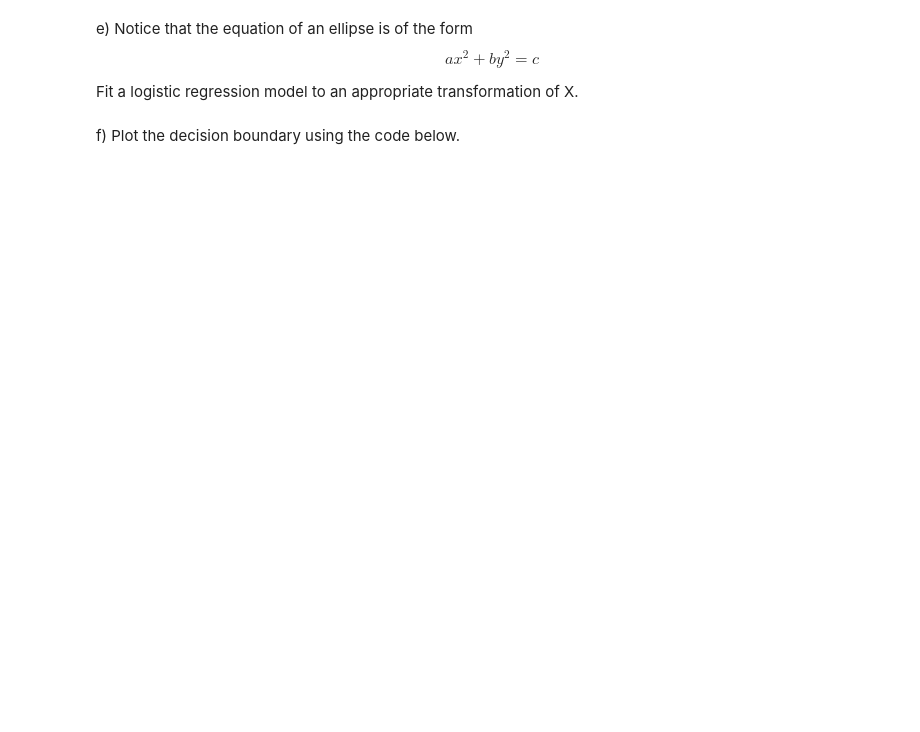
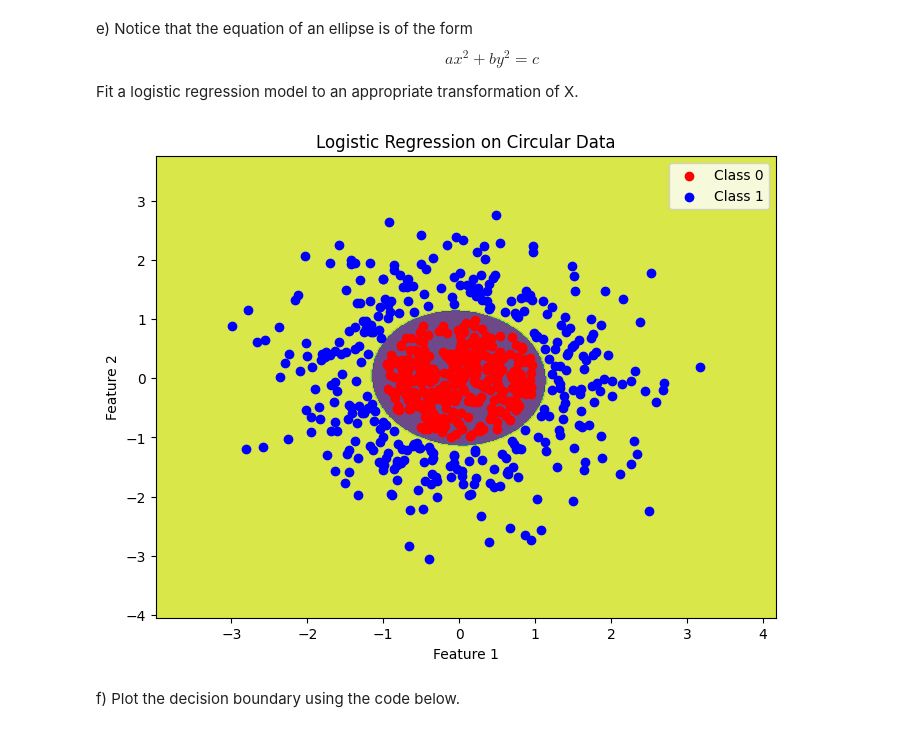
Before and after one commit to ahmadssadiq/Data-Science-Fundamentals, a Jupyter notebook: lecture_19/worksheet_19.ipynb, the cells around one changed output. Cells and saved outputs as stored; diff of their text form; code cells hidden in the pictures; blank space fills up the shorter version.

```diff
--- a/lecture_19/worksheet_19.ipynb
+++ b/lecture_19/worksheet_19.ipynb
@@ -66,3 +117,36 @@ model = ...
+# %%
+# Assuming generate_circle_data is defined
+X_circle, Y_circle = generate_circle_data(t)  # Replace 't' with the appropriate parameter
+
+# Create polynomial features
+degree = 2  # Degree set to 2 for ellipse
+poly = PolynomialFeatures(degree=degree)
+X_poly = poly.fit_transform(X_circle)
+
+# Fit logistic regression model
+model = LogisticRegression()
+model.fit(X_poly, Y_circle)
+
+# Efficient grid creation for contour plot
+x_min, x_max = X_circle[:, 0].min() - 1, X_circle[:, 0].max() + 1
+y_min, y_max = X_circle[:, 1].min() - 1, X_circle[:, 1].max() + 1
+xx, yy = np.meshgrid(np.linspace(x_min, x_max, num=500), np.linspace(y_min, y_max, num=500))
+grid_points = poly.transform(np.c_[xx.ravel(), yy.ravel()])
+Z = model.predict(grid_points).reshape(xx.shape)
+
+# Plotting
+plt.figure(figsize=(8, 6))
+plt.contourf(xx, yy, Z, alpha=0.8)
+for i, color in enumerate(['red', 'blue']):
+    plt.scatter(*X_circle[Y_circle == i].T, color=color, label=f'Class {i}')
+
+plt.title("Logistic Regression on Circular Data")
+plt.xlabel("Feature 1")
+plt.ylabel("Feature 2")
+plt.legend()
+plt.show()
+# %% [output]
+[figure, added]
 # %% [markdown]
 f) Plot the decision boundary using the code below.
 # %%
```
Also changed, not shown: parts of 9 cells of this notebook.
